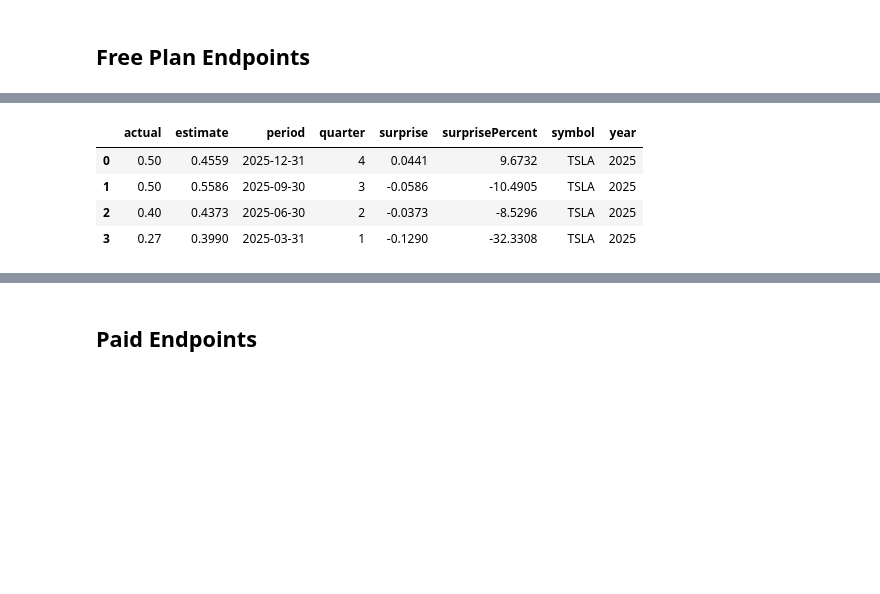
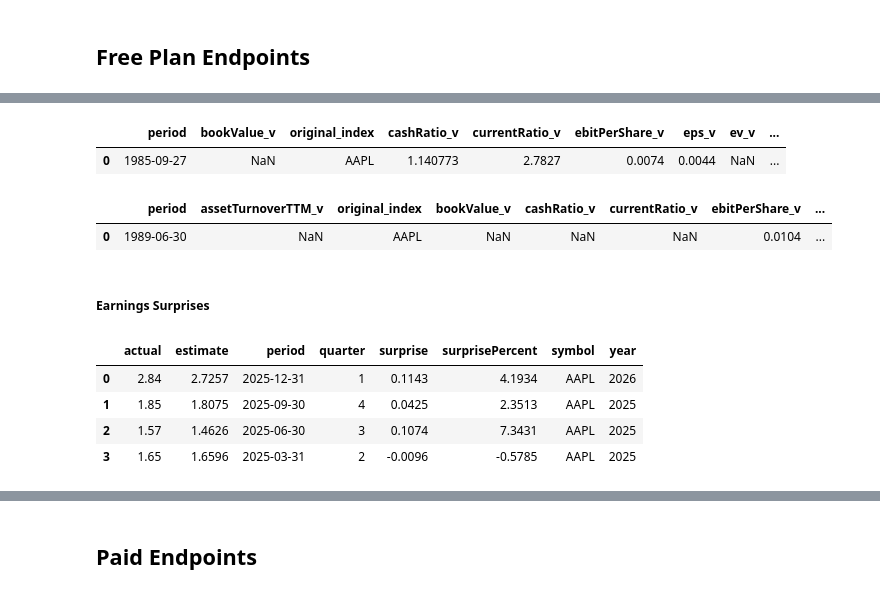
Before and after one commit to dsavas07/Stock-Keeper, a Jupyter notebook: Finnhub_API_Test.ipynb, the cells around one changed output, grey strips where cells are left out. Saved outputs shown, nothing was run; the diff lists cells and outputs as text; code cells hidden in the pictures; blank space fills up the shorter version.

Commit message:
Updates as I'm testing the Finnhub endpoints.

```diff
--- a/Finnhub_API_Test.ipynb
+++ b/Finnhub_API_Test.ipynb
@@ -59,11 +87,31 @@ all_df
+# %%
+symbol_name = 'AAPL'
+annual_json_parsed_dfs = normalize_json_dataframe(annual_df)
+duckdb.register("annual_json_parsed_df_view", annual_json_parsed_dfs[symbol_name])
+res = duckdb.query("SELECT * FROM annual_json_parsed_df_view WHERE period == '1985-09-27'").to_df()
+res
+# %% [output]
+|  | period | bookValue_v | original_index | cashRatio_v | currentRatio_v | ebitPerShare_v | eps_v | ev_v | ... |
+| 0 | 1985-09-27 | NaN | AAPL | 1.140773 | 2.7827 | 0.0074 | 0.0044 | NaN | ... |
+# %%
+symbol_name = 'AAPL'
+quarterly_json_parsed_dfs = normalize_json_dataframe(quarterly_df)
+duckdb.register("quarterly_json_parsed_df_view", quarterly_json_parsed_dfs[symbol_name])
+res = duckdb.query("SELECT * FROM quarterly_json_parsed_df_view WHERE period == '1989-06-30'").to_df()
+res
+# %% [output]
+|  | period | assetTurnoverTTM_v | original_index | bookValue_v | cashRatio_v | currentRatio_v | ebitPerShare_v | ... |
+| 0 | 1989-06-30 | NaN | AAPL | NaN | NaN | NaN | 0.0104 | ... |
+# %% [markdown]
+##### Earnings Surprises
 # %%
 # Earnings surprises
 ## print(finnhub_client.company_earnings('AAPL', limit=5))
-df = pd.DataFrame(finnhub_client.company_earnings('TSLA', limit=5))
+df = pd.DataFrame(finnhub_client.company_earnings('AAPL'))
 df
 # %% [output]
 |  | actual | estimate | period | quarter | surprise | surprisePercent | symbol | year |
-| 0 | 0.50 | 0.4559 | 2025-12-31 | 4 | 0.0441 | 9.6732 | TSLA | 2025 |
-| 1 | 0.50 | 0.5586 | 2025-09-30 | 3 | -0.0586 | -10.4905 | TSLA | 2025 |
-| 2 | 0.40 | 0.4373 | 2025-06-30 | 2 | -0.0373 | -8.5296 | TSLA | 2025 |
-| 3 | 0.27 | 0.3990 | 2025-03-31 | 1 | -0.1290 | -32.3308 | TSLA | 2025 |
+| 0 | 2.84 | 2.7257 | 2025-12-31 | 1 | 0.1143 | 4.1934 | AAPL | 2026 |
+| 1 | 1.85 | 1.8075 | 2025-09-30 | 4 | 0.0425 | 2.3513 | AAPL | 2025 |
+| 2 | 1.57 | 1.4626 | 2025-06-30 | 3 | 0.1074 | 7.3431 | AAPL | 2025 |
+| 3 | 1.65 | 1.6596 | 2025-03-31 | 2 | -0.0096 | -0.5785 | AAPL | 2025 |
```
Also changed, not shown: parts of 9 cells of this notebook.
